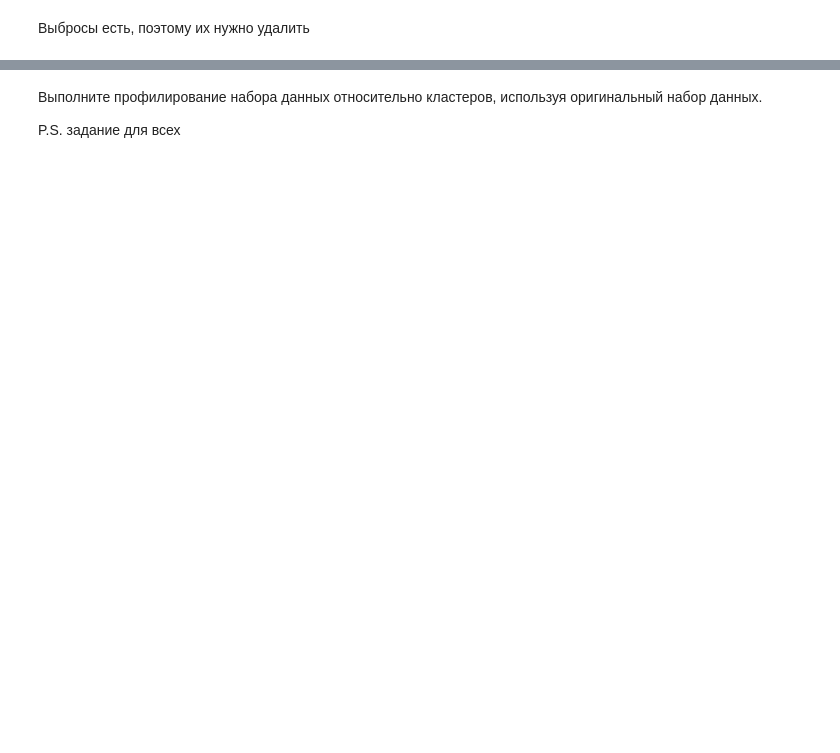
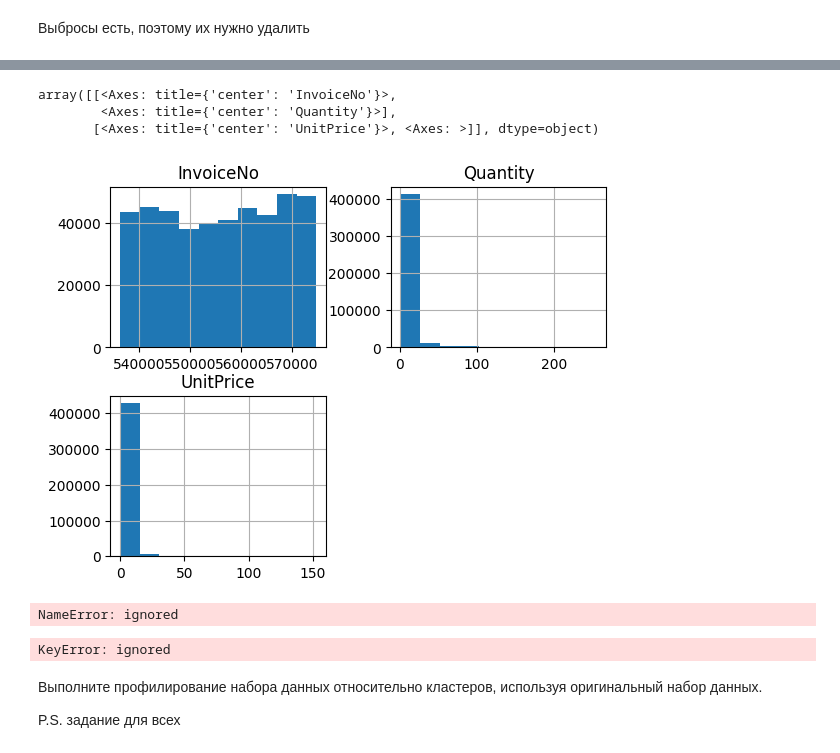
Before and after one commit to VOL-EM2024/mo, a Jupyter notebook: Задание_4.ipynb, the cells around one changed output, grey strips where cells are left out. Cells and saved outputs as stored; diff of their text form; code cells hidden in the pictures; blank space fills up the shorter version.

```diff
--- a/Задание_4.ipynb
+++ b/Задание_4.ipynb
@@ -122,3 +144,12 @@ TypeError: ignored
+# %%
+df_cluster = df.copy()
+# %%
+df_cluster.hist()
+# %% [output]
+array([[<Axes: title={'center': 'InvoiceNo'}>,
+        <Axes: title={'center': 'Quantity'}>],
+       [<Axes: title={'center': 'UnitPrice'}>, <Axes: >]], dtype=object)
+[figure, added]
 # %%
 """
 Здесь k-means и метрики. Используйте несколько вариантов метрик (из практики), для поиска оптимального числа кластеров.
@@ -127,0 +157,22 @@ TypeError: ignored
+# %%
+# Создаем экземпляр модели K-Means
+kmeans = KMeans(n_clusters=4)
+
+# Производим кластеризацию данных
+kmeans.fit(X)
+
+# Получаем центры кластеров и прогнозируем принадлежность к кластерам
+cluster_centers = kmeans.cluster_centers_
+cluster_labels = kmeans.labels_
+# %% [output]
+NameError: ignored
+# %%
+# Визуализируем результаты кластеризации
+plt.scatter(df["Damage Taken"], df["Damage to Players"], c=cluster_labels, s=50, cmap='viridis')
+plt.scatter(cluster_centers[:, 0], cluster_centers[:, 1], c='red', s=200, marker='X')
+plt.xlabel('Damage Taken')
+plt.ylabel('Damage to Players')
+plt.title('Результаты кластеризации K-Means')
+plt.show()
+# %% [output]
+KeyError: ignored
```
Also changed, not shown: parts of 11 cells of this notebook.
